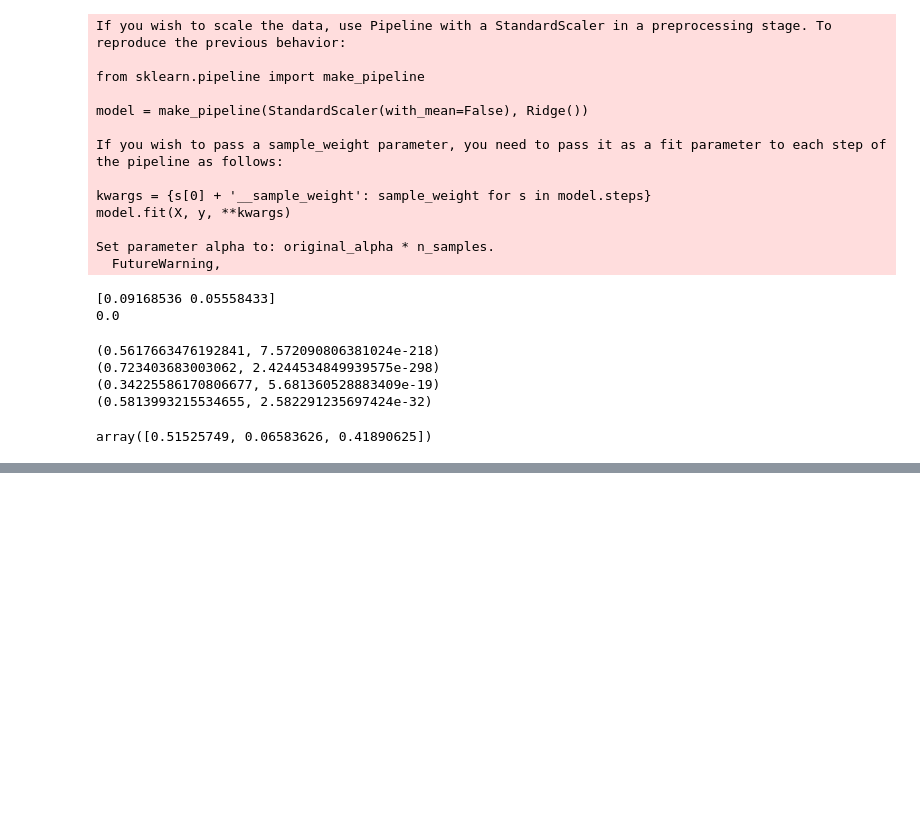
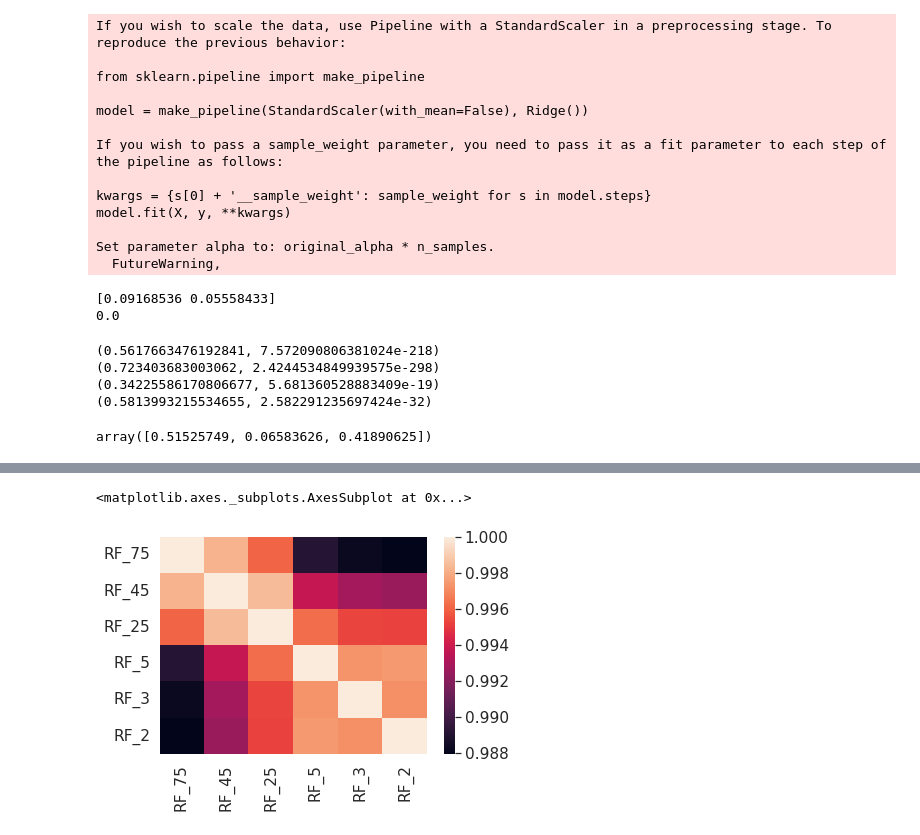
Before and after one commit to SajidAhmeduiu/ProteinMPNN, a Jupyter notebook: Sajid_Additions/Quick_Dirty_MPNN_ML.ipynb, the cells around one changed output, grey strips where cells are left out. Cells and saved outputs as stored; diff of their text form; code cells hidden in the pictures; blank space fills up the shorter version.

```diff
--- a/Sajid_Additions/Quick_Dirty_MPNN_ML.ipynb
+++ b/Sajid_Additions/Quick_Dirty_MPNN_ML.ipynb
@@ -409,0 +517,22 @@ array([0.56218424, 0.19395769, 0.10552179, 0.13833629])
+# %%
+# pairwise-correlation heatmaps for figuring out what is going on with the whole (no-effect-of-bias-variance-tradeoff on testing datasets) situation
+import pandas as pd
+import seaborn as sns
+
+df_Ssym = pd.DataFrame(
+    {'RF_75': rf_75.predict(Ssym_X_aug[:,[0,4,5,7]]),
+     'RF_45': rf_45.predict(Ssym_X_aug[:,[0,4,5,7]]),
+     'RF_25': rf_25.predict(Ssym_X_aug[:,[0,4,5,7]]),
+     'RF_5': rf_5.predict(Ssym_X_aug[:,[0,4,5,7]]),
+     'RF_3': rf_3.predict(Ssym_X_aug[:,[0,4,5,7]]),
+     'RF_2': rf_2.predict(Ssym_X_aug[:,[0,4,5,7]])
+    })
+corr = df_Ssym.corr()
+
+sns.set(font_scale=1.4)
+sns.heatmap(corr,
+        xticklabels=corr.columns,
+        yticklabels=corr.columns)
+# %% [output]
+<matplotlib.axes._subplots.AxesSubplot at 0x...>
+[figure, added]
```
Also changed, not shown: parts of 19 cells of this notebook.
